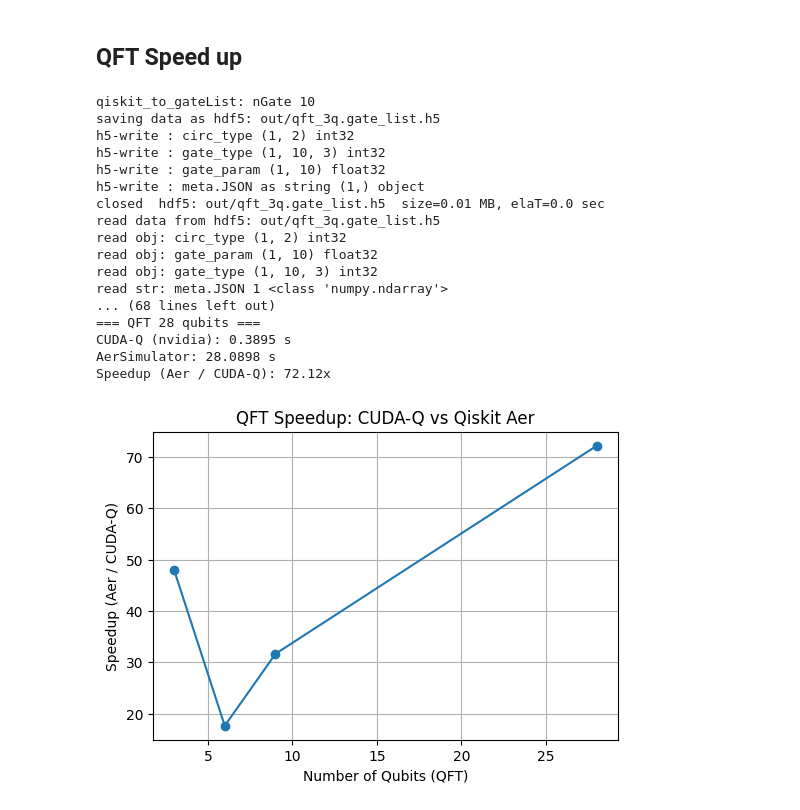
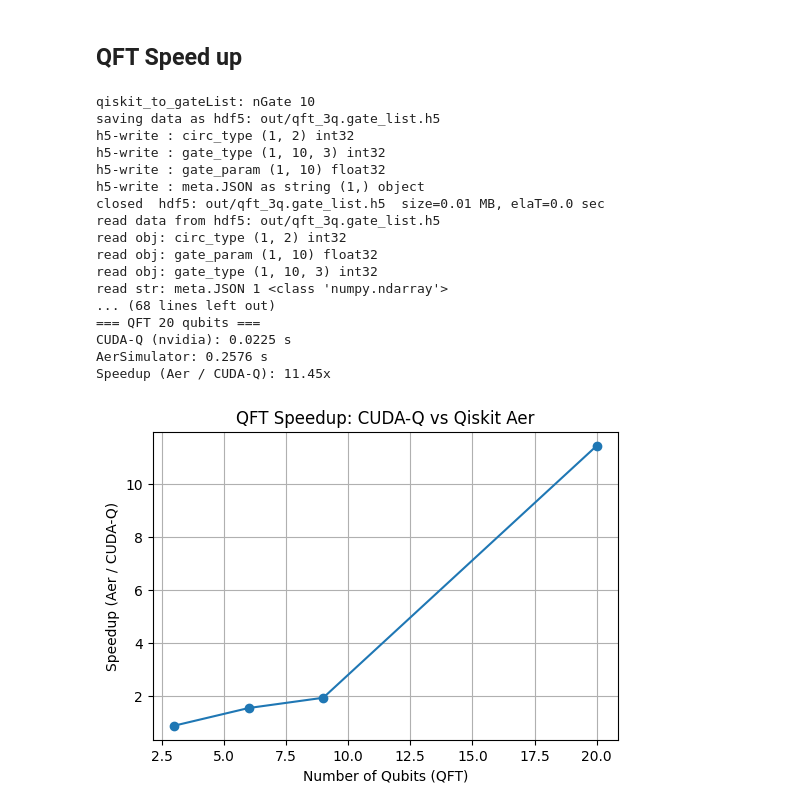
Before and after one commit to gzquse/qgear, a Jupyter notebook: nbs/examples.ipynb, the cells around one changed output. Cells and saved outputs as stored; diff of their text form; code cells hidden in the pictures.

```diff
--- a/nbs/examples.ipynb
+++ b/nbs/examples.ipynb
@@ -163,41 +165,41 @@ def benchmark_qft(n_qubits=5, numShots=1000, backend_cudaq="nvidia", verb=0):
 # ----------------------------
 # Run benchmarks for increasing QFT sizes
 results = []
-for nq in [3, 6, 9, 28]:
+for nq in [3, 6, 9, 20]:
     results.append((nq, *benchmark_qft(n_qubits=nq, numShots=2000, backend_cudaq="nvidia", verb=1)))
 
 # ----------------------------
 # Optional: Plot speedup
 import matplotlib.pyplot as plt
 
 nq_list = [r[0] for r in results]
 cudaq_times = [r[1] for r in results]
 aer_times = [r[2] for r in results]
 speedups = [a/b for a, b in zip(aer_times, cudaq_times)]
 
 plt.figure(figsize=(6,4))
 plt.plot(nq_list, speedups, marker='o')
 plt.xlabel("Number of Qubits (QFT)")
 plt.ylabel("Speedup (Aer / CUDA-Q)")
 plt.title("QFT Speedup: CUDA-Q vs Qiskit Aer")
 plt.grid(True)
 plt.show()
 # %% [output]
 qiskit_to_gateList: nGate 10
 saving data as hdf5: out/qft_3q.gate_list.h5
 h5-write : circ_type (1, 2) int32
 h5-write : gate_type (1, 10, 3) int32
 h5-write : gate_param (1, 10) float32
 h5-write : meta.JSON as string (1,) object
 closed  hdf5: out/qft_3q.gate_list.h5  size=0.01 MB, elaT=0.0 sec
 read data from hdf5: out/qft_3q.gate_list.h5
 read obj: circ_type (1, 2) int32
 read obj: gate_param (1, 10) float32
 read obj: gate_type (1, 10, 3) int32
 read str: meta.JSON 1 <class 'numpy.ndarray'>
 ... (68 lines left out)
-=== QFT 28 qubits ===
-CUDA-Q (nvidia): 0.3895 s
-AerSimulator: 28.0898 s
-Speedup (Aer / CUDA-Q): 72.12x
+=== QFT 20 qubits ===
+CUDA-Q (nvidia): 0.0225 s
+AerSimulator: 0.2576 s
+Speedup (Aer / CUDA-Q): 11.45x
-[figure, old version]
+[figure, new version]
```
Also changed, not shown: parts of 2 cells of this notebook, 3 other files.
